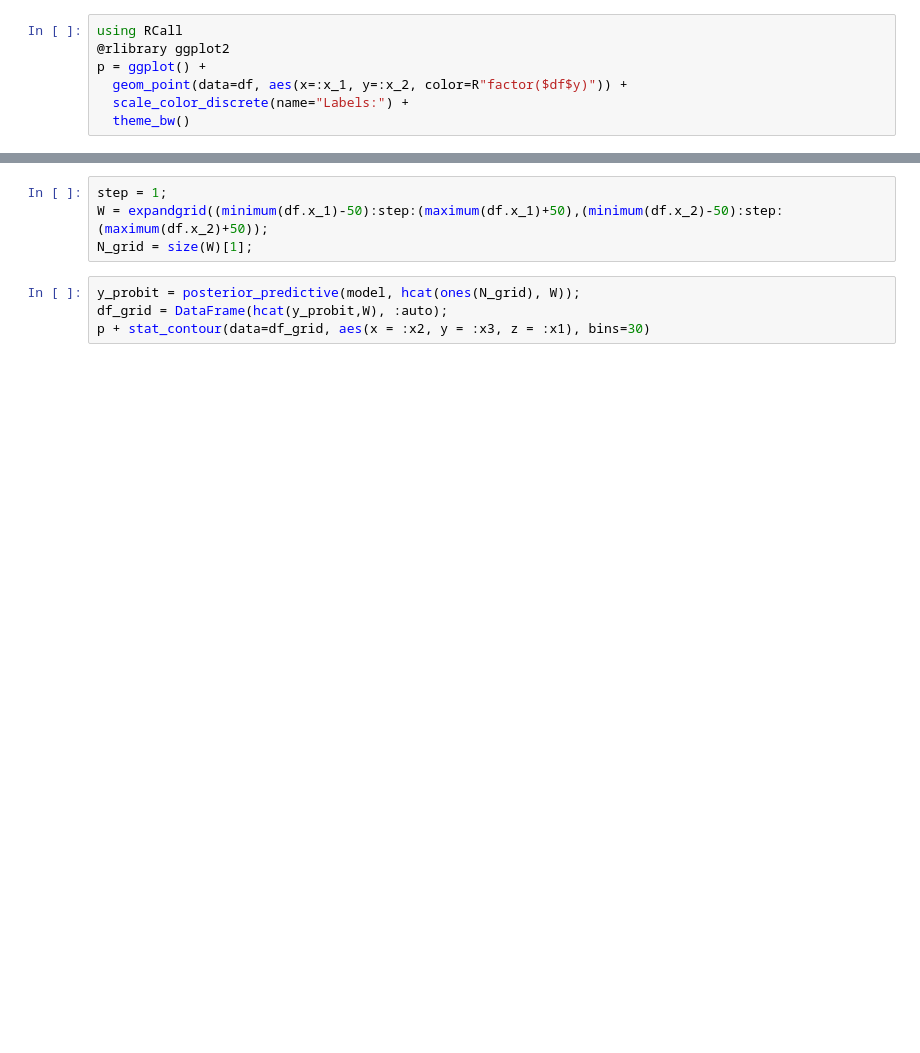
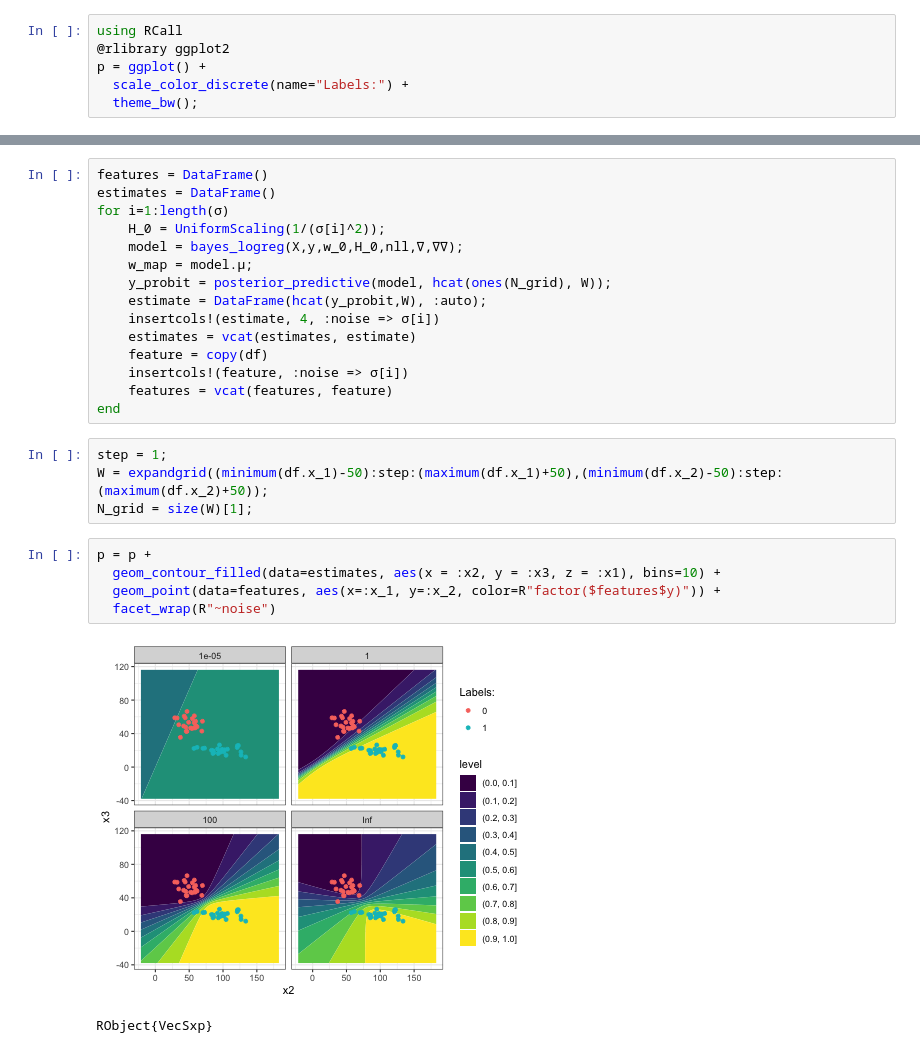
Before and after one commit to pat-alt/pat-alt.github.io, a Jupyter notebook: content/post/2021-10-27-bayesian-logistic-regression/julia_implementation.ipynb, the cells around one changed output, grey strips where cells are left out. Drawn from its saved outputs; the diff is of its cells as text; blank space fills up the shorter version.

```diff
--- a/content/post/2021-10-27-bayesian-logistic-regression/julia_implementation.ipynb
+++ b/content/post/2021-10-27-bayesian-logistic-regression/julia_implementation.ipynb
@@ -9,9 +13,8 @@ rename!(df, [:V1, :V2] .=> [:x_1, :x_2]);
 using RCall
 @rlibrary ggplot2
 p = ggplot() +
-  geom_point(data=df, aes(x=:x_1, y=:x_2, color=R"factor($df$y)")) +
   scale_color_discrete(name="Labels:") +
-  theme_bw()
+  theme_bw();
 # %%
 y = df[:,:y];
 N = length(y);
@@ -27,8 +26,27 @@ w_map = model.μ;
+# %%
+features = DataFrame()
+estimates = DataFrame()
+for i=1:length(σ)
+    H_0 = UniformScaling(1/(σ[i]^2));
+    model = bayes_logreg(X,y,w_0,H_0,nll,∇,∇∇);
+    w_map = model.μ;
+    y_probit = posterior_predictive(model, hcat(ones(N_grid), W));
+    estimate = DataFrame(hcat(y_probit,W), :auto);
+    insertcols!(estimate, 4, :noise => σ[i])
+    estimates = vcat(estimates, estimate)
+    feature = copy(df)
+    insertcols!(feature, :noise => σ[i])
+    features = vcat(features, feature)
+end
 # %%
 step = 1;
 W = expandgrid((minimum(df.x_1)-50):step:(maximum(df.x_1)+50),(minimum(df.x_2)-50):step:(maximum(df.x_2)+50));
 N_grid = size(W)[1];
-# %%
-y_probit = posterior_predictive(model, hcat(ones(N_grid), W));
-df_grid = DataFrame(hcat(y_probit,W), :auto);
-p + stat_contour(data=df_grid, aes(x = :x2, y = :x3, z = :x1), bins=30)
+# %%
+p = p +
+  geom_contour_filled(data=estimates, aes(x = :x2, y = :x3, z = :x1), bins=10) +
+  geom_point(data=features, aes(x=:x_1, y=:x_2, color=R"factor($features$y)")) +
+  facet_wrap(R"~noise")
+# %% [output]
+[figure, added]
+RObject{VecSxp}
```
Also changed, not shown: parts of 4 cells of this notebook, 5 other files.
